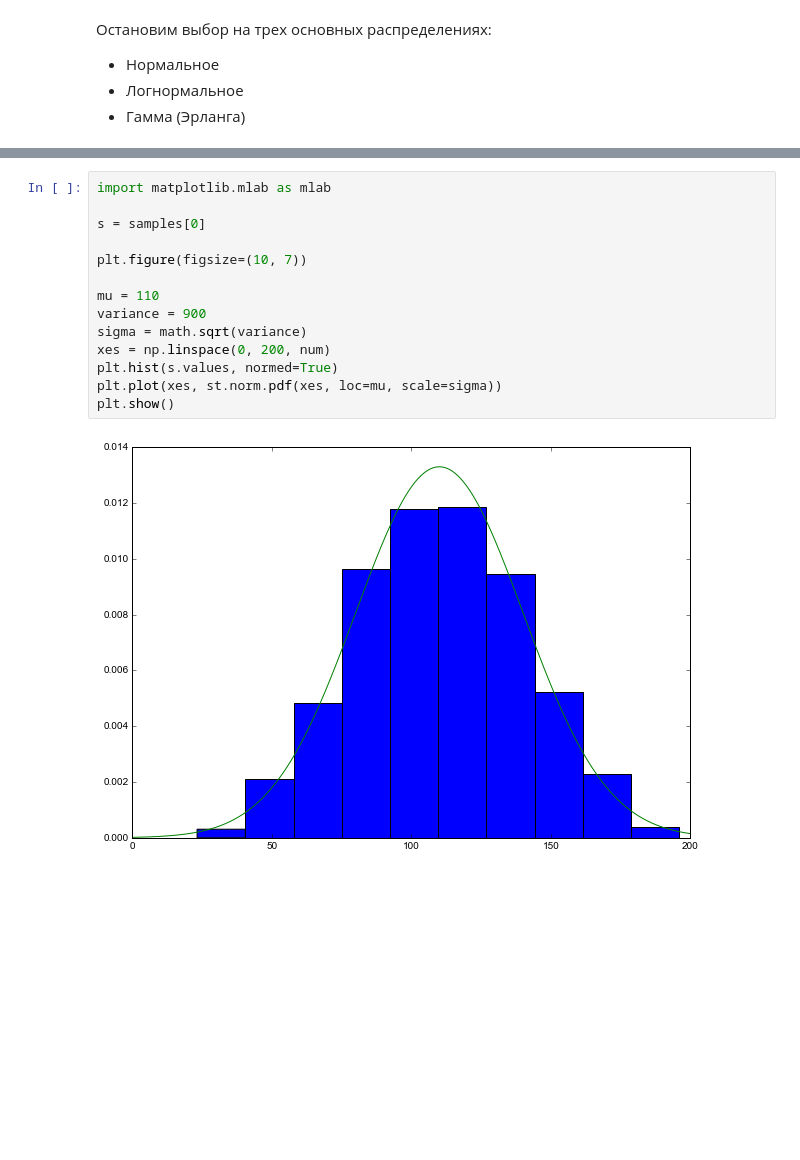
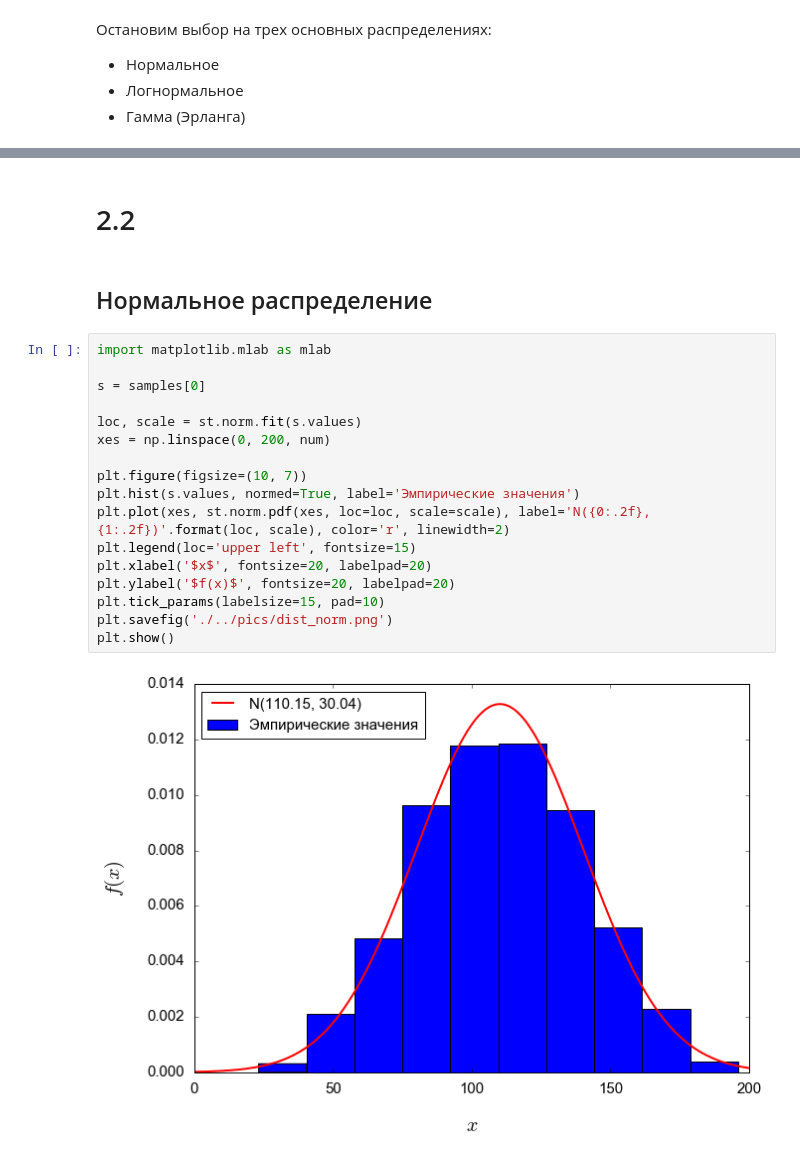
Before and after one commit to vaddya/probability-and-statistics, a Jupyter notebook: lab2/code/lab2.ipynb, the cells around one changed output, grey strips where cells are left out. Saved outputs shown, nothing was run; the diff lists cells and outputs as text; blank space fills up the shorter version.

```diff
--- a/lab2/code/lab2.ipynb
+++ b/lab2/code/lab2.ipynb
@@ -295,21 +295,28 @@ plt.show()
 * Гамма (Эрланга)
 # %% [markdown]
 <img src="dist_info.png" width=1000px>
-# %%
-import matplotlib.mlab as mlab
-
-s = samples[0]
-
-plt.figure(figsize=(10, 7))
-
-mu = 110
-variance = 900
-sigma = math.sqrt(variance)
-xes = np.linspace(0, 200, num)
-plt.hist(s.values, normed=True)
-plt.plot(xes, st.norm.pdf(xes, loc=mu, scale=sigma))
-plt.show()
-# %% [output]
-[figure, removed]
+# %% [markdown]
+# 2.2
+# %% [markdown]
+## Нормальное распределение
+# %%
+import matplotlib.mlab as mlab
+
+s = samples[0]
+
+loc, scale = st.norm.fit(s.values)
+xes = np.linspace(0, 200, num)
+
+plt.figure(figsize=(10, 7))
+plt.hist(s.values, normed=True, label='Эмпирические значения')
+plt.plot(xes, st.norm.pdf(xes, loc=loc, scale=scale), label='N({0:.2f}, {1:.2f})'.format(loc, scale), color='r', linewidth=2)
+plt.legend(loc='upper left', fontsize=15)
+plt.xlabel('$x$', fontsize=20, labelpad=20)
+plt.ylabel('$f(x)$', fontsize=20, labelpad=20)
+plt.tick_params(labelsize=15, pad=10)
+plt.savefig('./../pics/dist_norm.png')
+plt.show()
+# %% [output]
+[figure, added]
 # %%
 plt.figure(figsize=(10, 7))
```
Also changed, not shown: parts of 14 cells of this notebook, 7 other files.
